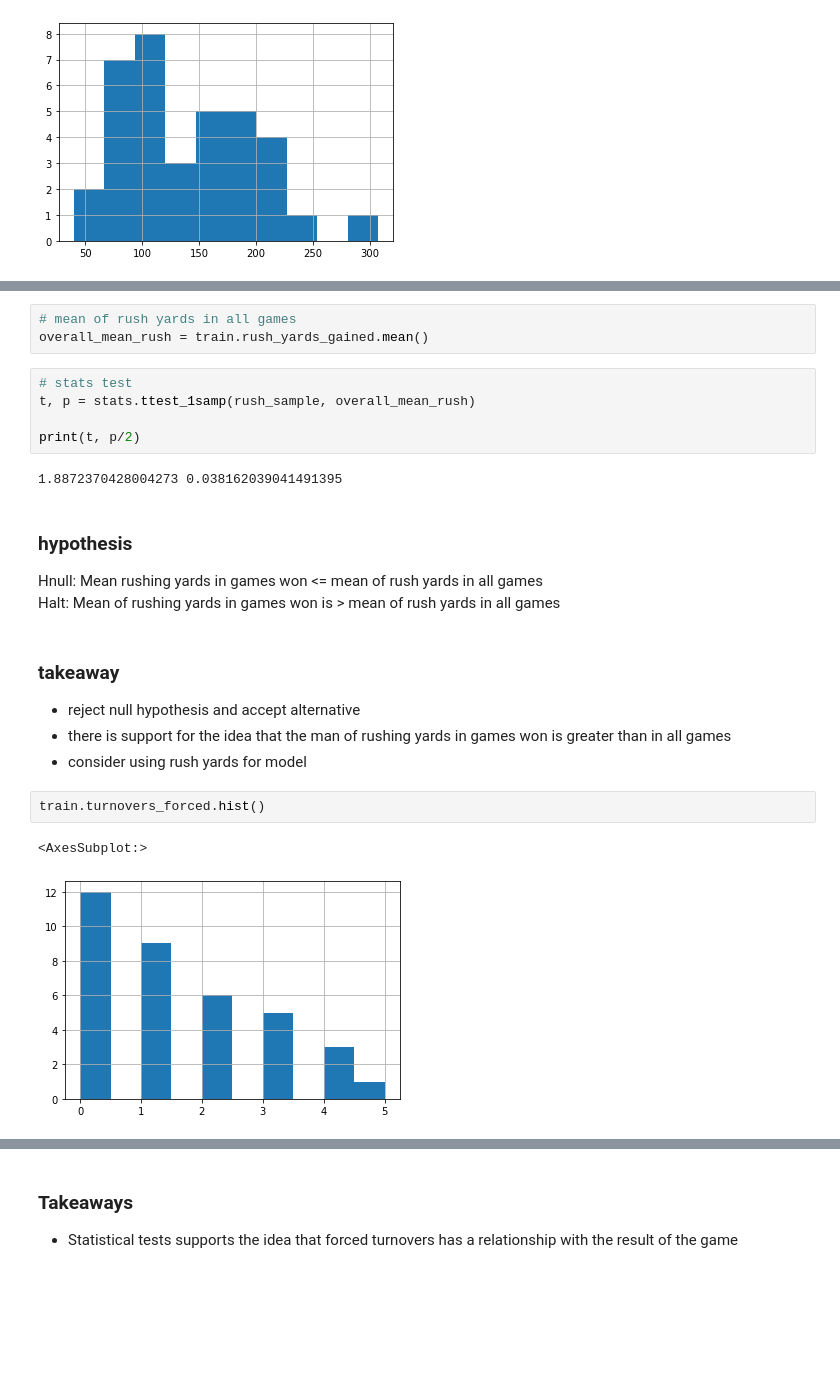
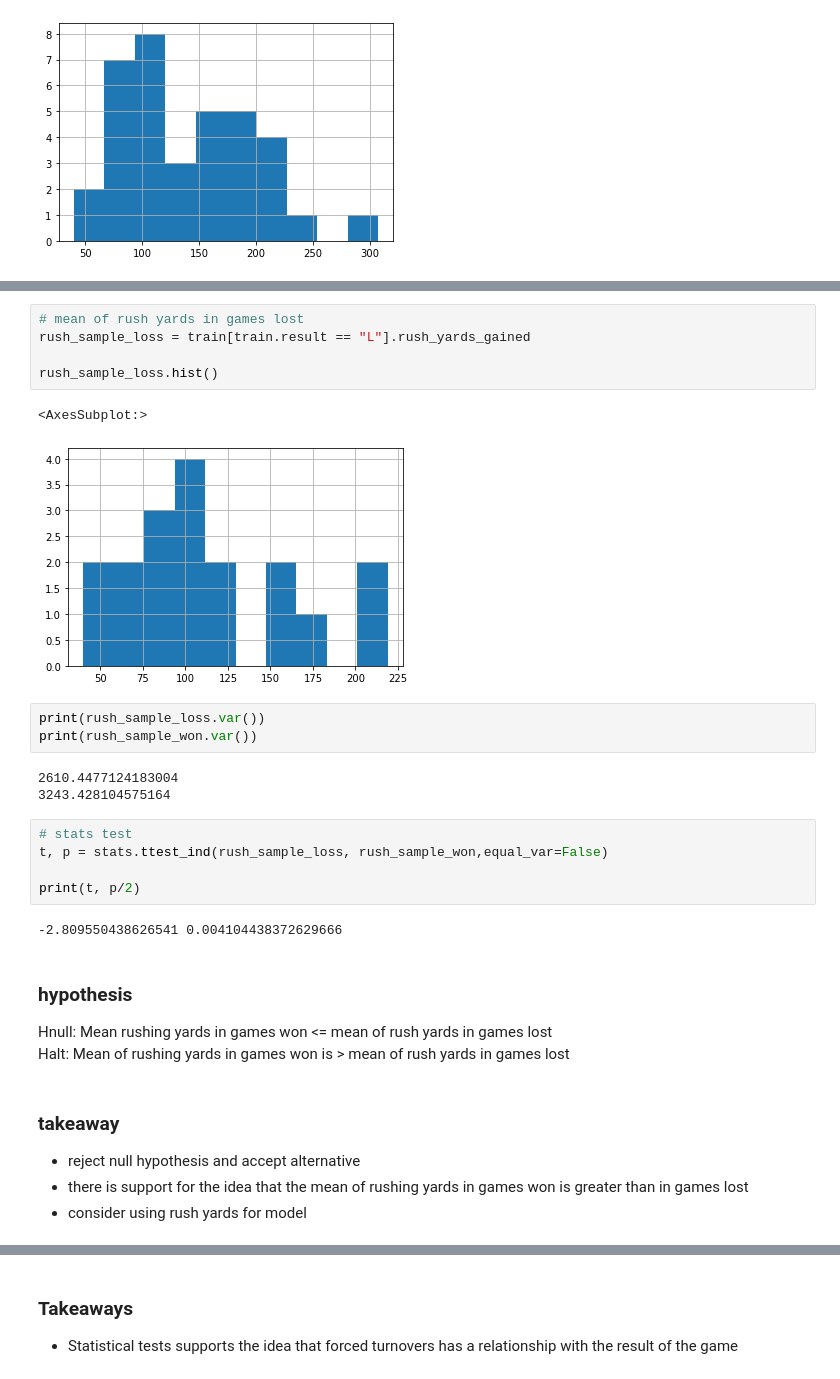
Before and after one commit to allantestaten/browns_project, a Jupyter notebook: explore_notebook.ipynb, the cells around one changed output, grey strips where cells are left out. Cells and saved outputs as stored; diff of their text form; blank space fills up the shorter version.

```diff
--- a/explore_notebook.ipynb
+++ b/explore_notebook.ipynb
@@ -345,26 +377,32 @@ rush_sample.hist()
-# %%
-# mean of rush yards in all games
-overall_mean_rush = train.rush_yards_gained.mean()
+# %%
+# mean of rush yards in games lost
+rush_sample_loss = train[train.result == "L"].rush_yards_gained
+
+rush_sample_loss.hist()
+# %% [output]
+<AxesSubplot:>
+[figure, added]
+# %%
+print(rush_sample_loss.var())
+print(rush_sample_won.var())
+# %% [output]
+2610.4477124183004
+3243.428104575164
 # %%
 # stats test
-t, p = stats.ttest_1samp(rush_sample, overall_mean_rush)
+t, p = stats.ttest_ind(rush_sample_loss, rush_sample_won,equal_var=False)
 
 print(t, p/2)
 # %% [output]
-1.8872370428004273 0.038162039041491395
+-2.809550438626541 0.004104438372629666
 # %% [markdown]
 ###  hypothesis
 
-Hnull: Mean rushing yards in games won <= mean of rush yards in all games <br>
-Halt: Mean of rushing yards in games won is > mean of rush yards in all games
+Hnull: Mean rushing yards in games won <= mean of rush yards in games lost <br>
+Halt: Mean of rushing yards in games won is > mean of rush yards in games lost
 # %% [markdown]
 ### takeaway
 - reject null hypothesis and accept alternative
-- there is support for the idea that the man of rushing yards in games won is greater than in all games
+- there is support for the idea that the mean of rushing yards in games won is greater than in games lost
 - consider using rush yards for model
-# %%
-train.turnovers_forced.hist()
-# %% [output]
-<AxesSubplot:>
-[figure, removed]
 # %%
```
Also changed, not shown: parts of 71 cells of this notebook.
